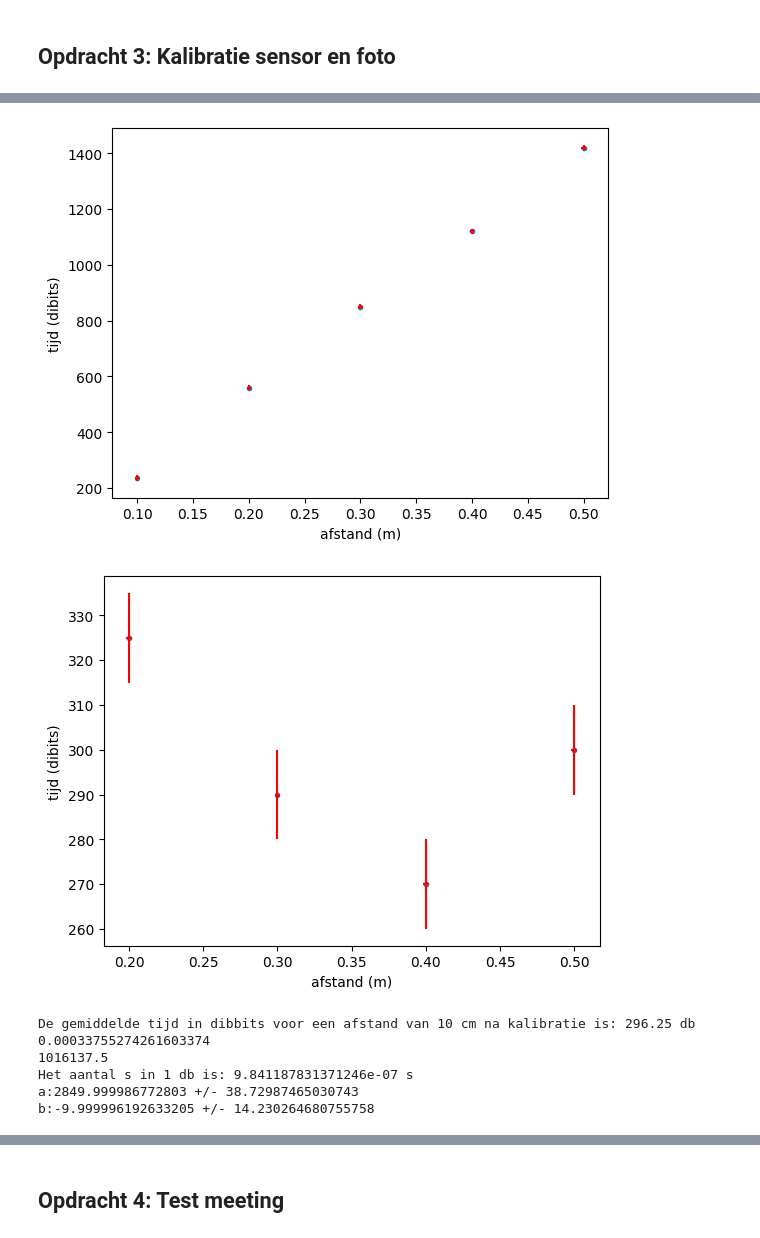
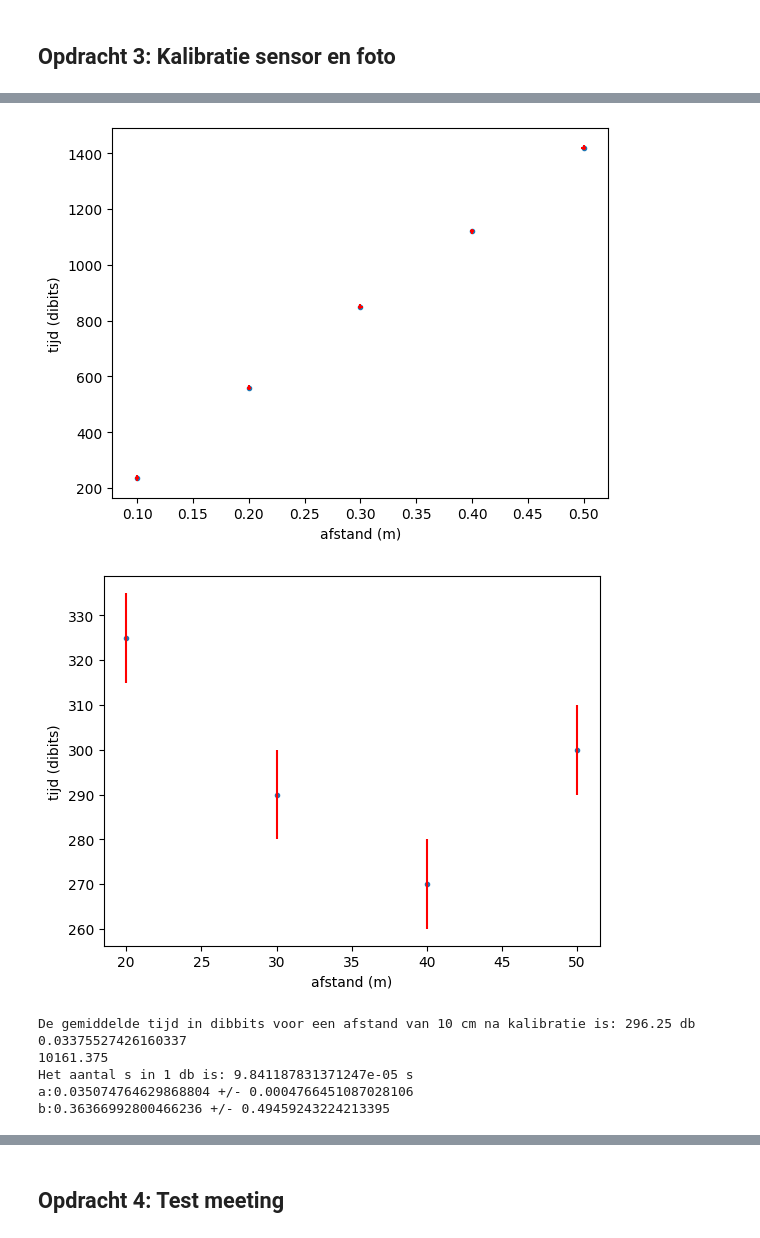
Before and after one commit to ElineSerpenti/opdrachten-DEF-D.EALSerpenti, a Jupyter notebook: FysiekeOntwerpopdrachten/4OntwerpEenAlgoritmeEchoAkoestisch/DEFOntwerpopdracht4AlgoritmeInvulTemplate.ipynb, the cells around one changed output, grey strips where cells are left out. Saved outputs shown, nothing was run; the diff lists cells and outputs as text; code cells hidden in the pictures.

```diff
--- a/FysiekeOntwerpopdrachten/4OntwerpEenAlgoritmeEchoAkoestisch/DEFOntwerpopdracht4AlgoritmeInvulTemplate.ipynb
+++ b/FysiekeOntwerpopdrachten/4OntwerpEenAlgoritmeEchoAkoestisch/DEFOntwerpopdracht4AlgoritmeInvulTemplate.ipynb
@@ -62,43 +62,47 @@ meting30= 850
 m40=1120
 m50 = 1420
 kmet2 = np.array([meting20-meting10, meting30- meting20, m40-meting30, m50-m40])
-distance_between_src_rcvr_2 = np.array([20,30,40,50]) /100      # m
+distance_between_src_rcvr_2 = np.array([20,30,40,50])       # cm
 plt.figure()
 plt.errorbar(distance_between_src_rcvr_2, kmet2,
              xerr=distance_error, yerr=k_error, fmt='.', ecolor='r', barsabove=True)
 plt.ylabel('tijd (dibits)')
 plt.xlabel('afstand (m)')
 plt.show()
 print ('De gemiddelde tijd in dibbits voor een afstand van 10 cm na kalibratie is:', np.mean(kmet2), 'db')
 # berekening hoeveelheid tijd in 1 dibit
 speed_sound = 343       # m/s # T=20 g
 # dibits per tijd
-dib_afstand = 1/ (np.mean(kmet2) * 10)      # in 1 m
+dib_afstand = 1/ (np.mean(kmet2) /10)      # in 1 m
 dib_tijd = speed_sound/dib_afstand
 print(dib_afstand)     # aantal m in 1 dibit
 print(dib_tijd) # aantal db in 1 s
 print('Het aantal s in 1 db is:', 1/dib_tijd, 's')
-
-
 
 # curve-fitting
 from scipy.optimize import curve_fit
 
 def function(x, a, b):
     return a*x+b
 
-popt, pcov = curve_fit(function, distance_between_src_rcvr_2, kalibratiemetingen[1:])
+popt, pcov = curve_fit(function, kalibratiemetingen[1:], distance_between_src_rcvr_2)
 a,b = popt
 u_a = np.sqrt(pcov[0,0])
 u_b = np.sqrt(pcov[1,1])
 print(f'a:{a} +/- {u_a}')
 print(f'b:{b} +/- {u_b}')
+# kaLIBRATIE plot
+plt.title('Kalibratie van 4 metingen afstand (m) vs tijd (db)')
+plt.plot(distance_between_src_rcvr_2, kalibratiemetingen[1:], 'r+')
+plt.ylabel('tijd (dibits)')
+plt.xlabel('afstand (m)')
+plt.show()
 # %% [output]
 [figure]
-[figure, old version]
+[figure, new version]
 De gemiddelde tijd in dibbits voor een afstand van 10 cm na kalibratie is: 296.25 db
-0.00033755274261603374
-1016137.5
-Het aantal s in 1 db is: 9.841187831371246e-07 s
-a:2849.999986772803 +/- 38.72987465030743
-b:-9.999996192633205 +/- 14.230264680755758
+0.03375527426160337
+10161.375
+Het aantal s in 1 db is: 9.841187831371247e-05 s
+a:0.035074764629868804 +/- 0.0004766451087028106
+b:0.36366992800466236 +/- 0.49459243224213395
```
Also changed, not shown: parts of 3 cells of this notebook.
